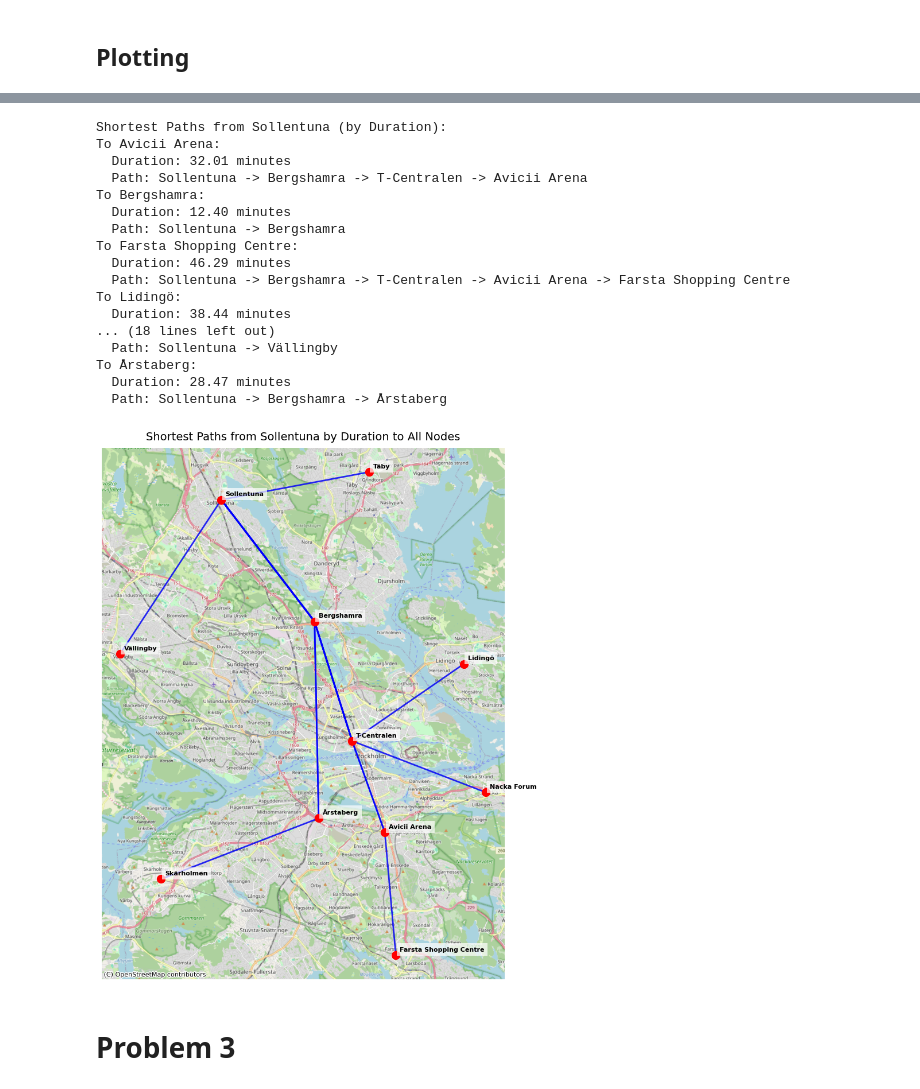
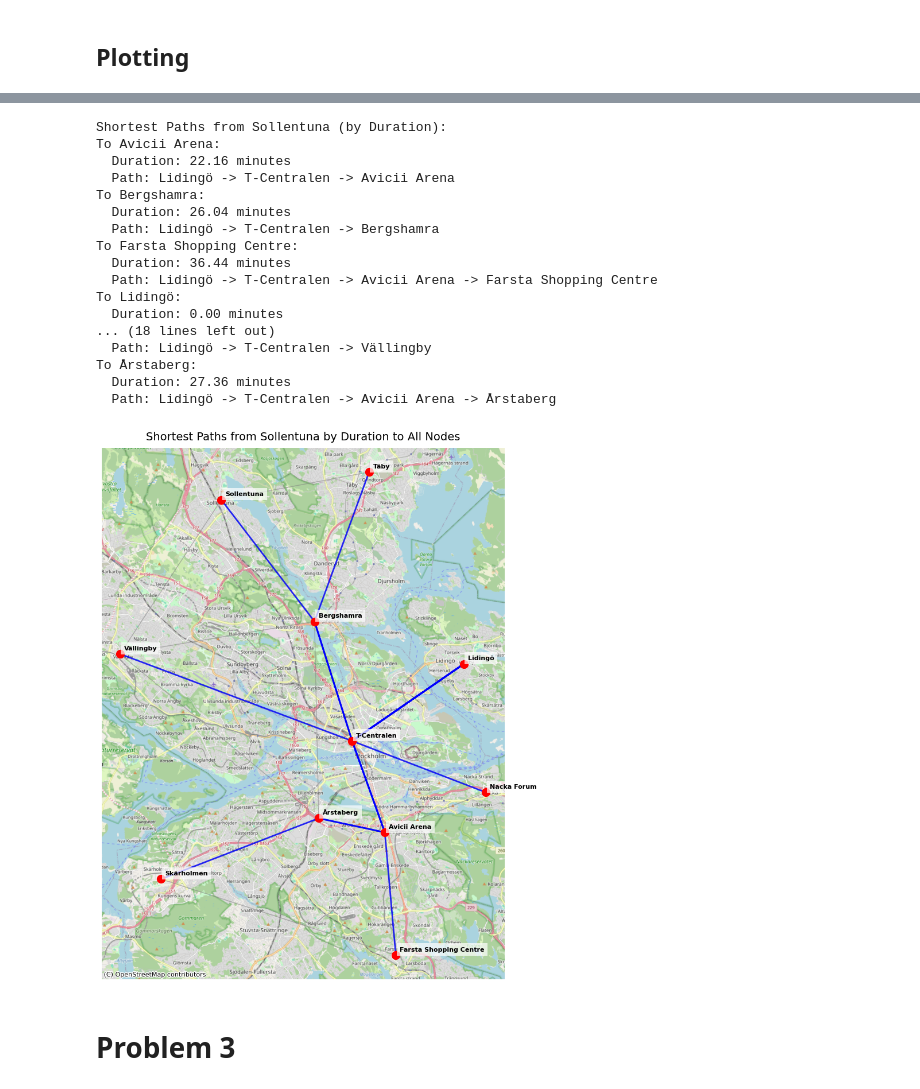
Before and after one commit to aheagel/SF2822, a Jupyter notebook: Project2A.ipynb, the cells around one changed output, grey strips where cells are left out. Drawn from its saved outputs; the diff is of its cells as text; code cells hidden in the pictures.

```diff
--- a/Project2A.ipynb
+++ b/Project2A.ipynb
@@ -29,4 +29,33 @@ import numpy as np
 import itertools
 # %% [markdown]
 # Data
+# %%
+# Load the CSV file into csv_data
+csv_data = pd.read_csv("edge_distances_osrm.csv")
+
+csv_data['valid'] = True
+# Data for the arcs
+data = {
+    'Arc_Name': [
+        'E18 North', 'E18 South', 'E20 East', '279 West', '275 West',
+        'E20 South', '75 Mid', '73 South', '271 West', '222 East',
+        '73 North', '75 East', '275 South', 'E4 South', '265 West',
+        '275 North', 'E20 North'
+    ],
+    'Description': [
+        'Täby to Bergshamra', 'Bergshamra to T-centralen', 'Lidingö to T-centralen',
+        'Vällingby to Bergshamra', 'Vällingby to T-centralen', 'Skärholmen to Västberga',
+        'Västberga to Globen', 'Farsta to Globen', 'Farsta to Skärholmen',
+        'Nacka to T-centralen', 'Globen to T-centralen', 'Nacka to Globen',
+        'Vällingby to Västberga', 'Sollentuna to Bergshamra', 'Sollentuna to Täby',
+        'Vällingby to Sollentuna', 'Bergshamra to Västberga'
+    ],
+    'Lanes': [3, 6, 2, 2, 2, 3, 2, 2, 1, 2, 2, 2, 2, 3, 1, 2, 3] #E18 South approx E4 and E18 in to city
+}
+
+# Create DataFrame
+df_lanes = pd.DataFrame(data)
+csv_data = pd.merge(csv_data, df_lanes, left_on='edge_name', right_on='Arc_Name', how='left')
+# %%
+csv_data['u_ij'] = csv_data['Lanes']*csv_data['distance_m']*1.5/5.5 #Approx 5.5m per car # Approx 1,5 person per car
 # %%
@@ -89,6 +114,8 @@ data = {
 }
 
 _df = pd.DataFrame(data)
+
+_df["Working Commuters"] = _df["Approx. Population"] * 0.7 * 0.6 # 70% of the population are working, and 60% of them commute with cars
 # %%
 _init = np.diag(data["Approx. Population"])
 skew = 0.9
@@ -211,7 +238,7 @@ ru
 | 373 | T-Centralen | Avicii Arena | T-Centralen | 16124.0 | 0.000000 | 0.0 | inf | 1.0 |
 374 rows × 8 columns
 # %%
-sol_flows = ru[(ru["Comuter_from"] == "Sollentuna") & ~((ru["level"] == 0) & (ru["marginal"] != 0))].drop(columns=["Comuter_from"])
+sol_flows = ru[(ru["Comuter_from"] == "Lidingö") & ~((ru["level"] == 0) & (ru["marginal"] != 0))].drop(columns=["Comuter_from"])
 sol_flows
 # %% [output]
 |  | from_Node | to_Node | level | marginal | lower | upper | scale |
@@ -378,7 +405,7 @@ def get_path(predecessors, end):
         current = predecessors[current]
     return path[::-1]
 
-distances, predecessors = dijkstra(graph, "Sollentuna")
+distances, predecessors = dijkstra(graph, "Lidingö")
 shortest_paths = {}
 for node in nodes:
     if distances[node] != float('inf'):
@@ -395,7 +422,7 @@ for node, info in sorted(shortest_paths.items()):  # Sort for consistent output
 # Create GeoDataFrame for shortest paths
 path_arcs = []
 for node, info in shortest_paths.items():
-    if node != "Sollentuna":
+    if node != "Lidingö":  # Exclude the starting node
         path = info["path"]
         for i in range(len(path) - 1):
             from_node = path[i]
@@ -433,43 +460,43 @@ nodes_gdf.plot(ax=ax, color='red', markersize=100, zorder=2)  # Nodes in red
 
 # Add node labels
 for idx, row in nodes_gdf.iterrows():
     ax.annotate(
         row['name'],
         xy=(row.geometry.x, row.geometry.y),
         xytext=(5, 5),
         textcoords="offset points",
         fontsize=8,
         fontweight='bold',
         bbox=dict(facecolor='white', alpha=0.7, edgecolor='none')
     )
 
 # Add basemap
 ctx.add_basemap(ax, source=ctx.providers.OpenStreetMap.Mapnik, zoom=12)
 
 # Set title and adjust plot
 ax.set_title("Shortest Paths from Sollentuna by Duration to All Nodes", fontsize=14, pad=10)
 ax.set_axis_off()
 
 plt.tight_layout()
 plt.show()
 # %% [output]
 Shortest Paths from Sollentuna (by Duration):
 To Avicii Arena:
-  Duration: 32.01 minutes
-  Path: Sollentuna -> Bergshamra -> T-Centralen -> Avicii Arena
+  Duration: 22.16 minutes
+  Path: Lidingö -> T-Centralen -> Avicii Arena
 To Bergshamra:
-  Duration: 12.40 minutes
-  Path: Sollentuna -> Bergshamra
+  Duration: 26.04 minutes
+  Path: Lidingö -> T-Centralen -> Bergshamra
 To Farsta Shopping Centre:
-  Duration: 46.29 minutes
-  Path: Sollentuna -> Bergshamra -> T-Centralen -> Avicii Arena -> Farsta Shopping Centre
+  Duration: 36.44 minutes
+  Path: Lidingö -> T-Centralen -> Avicii Arena -> Farsta Shopping Centre
 To Lidingö:
-  Duration: 38.44 minutes
+  Duration: 0.00 minutes
 ... (18 lines left out)
-  Path: Sollentuna -> Vällingby
+  Path: Lidingö -> T-Centralen -> Vällingby
 To Årstaberg:
-  Duration: 28.47 minutes
-  Path: Sollentuna -> Bergshamra -> Årstaberg
+  Duration: 27.36 minutes
+  Path: Lidingö -> T-Centralen -> Avicii Arena -> Årstaberg
-[figure, old version]
+[figure, new version]
 # %% [markdown]
 # Problem 3
```
Also changed, not shown: parts of 3 cells of this notebook.
